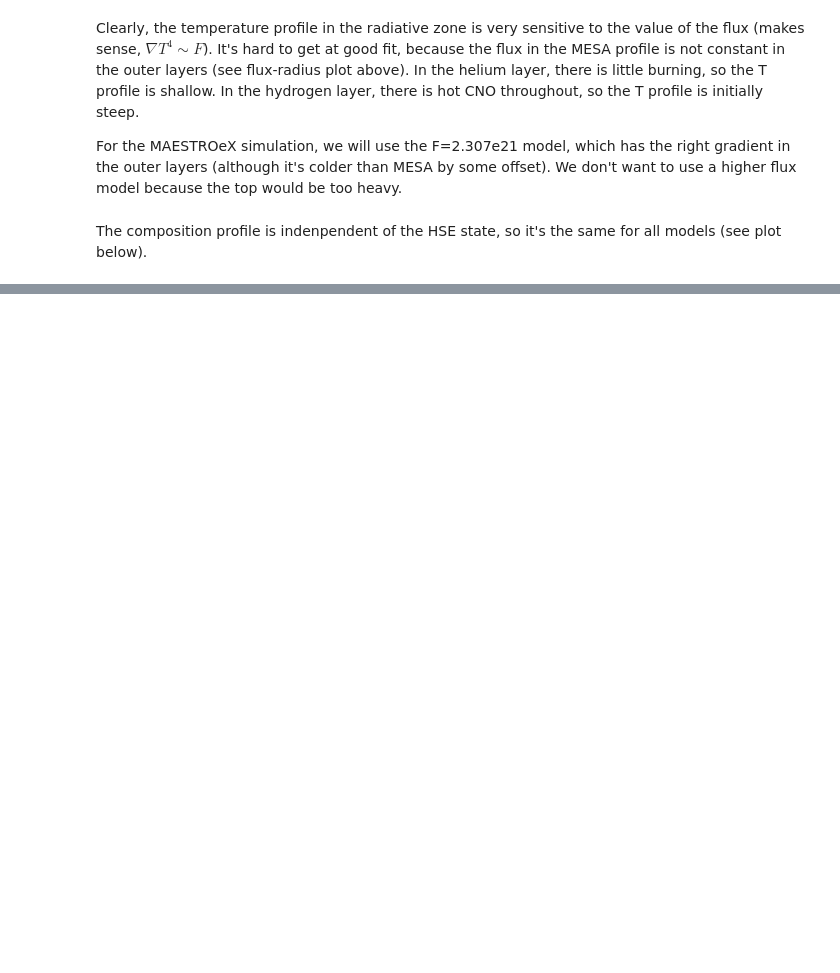
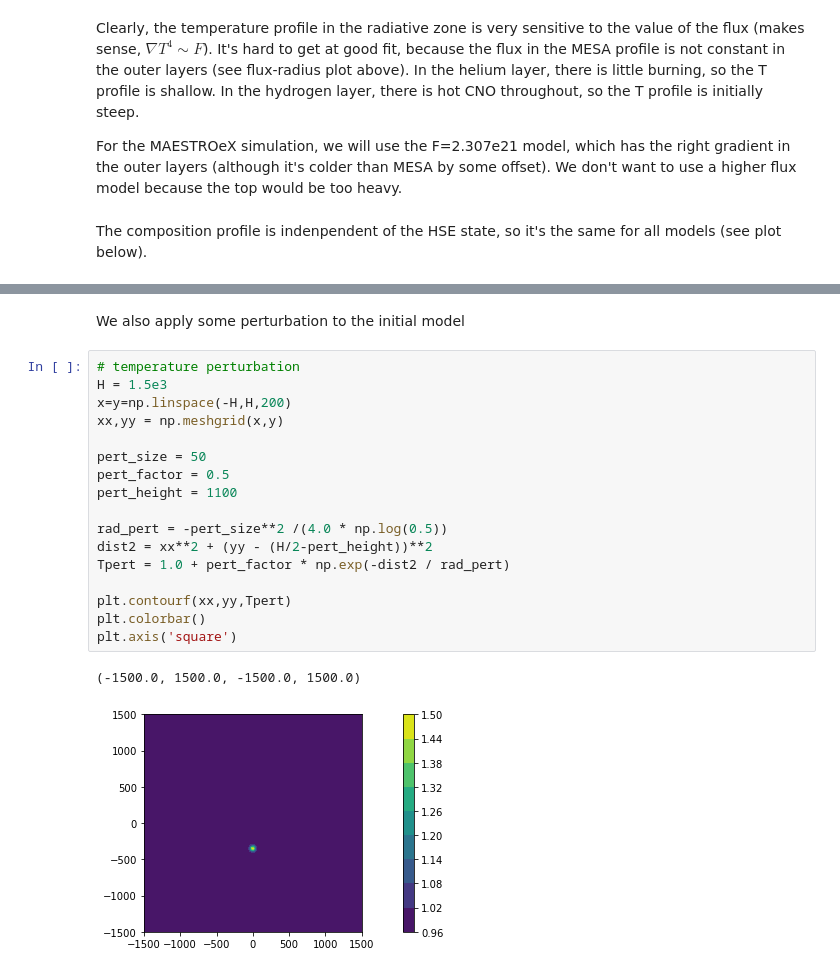
Before and after one commit to AMReX-Astro/MAESTROeX, a Jupyter notebook: Exec/science/xrb_layered/create_initial_model/construct_toy_model.ipynb, the cells around one changed output, grey strips where cells are left out. Cells and saved outputs as stored; diff of their text form; blank space fills up the shorter version.

Commit message:
clean up initial model directory

```diff
--- a/Exec/science/xrb_layered/create_initial_model/construct_toy_model.ipynb
+++ b/Exec/science/xrb_layered/create_initial_model/construct_toy_model.ipynb
@@ -302,0 +303,22 @@ fig = plt.gcf()
+# %% [markdown]
+We also apply some perturbation to the initial model
+# %%
+# temperature perturbation
+H = 1.5e3
+x=y=np.linspace(-H,H,200)
+xx,yy = np.meshgrid(x,y)
+
+pert_size = 50
+pert_factor = 0.5
+pert_height = 1100
+
+rad_pert = -pert_size**2 /(4.0 * np.log(0.5))
+dist2 = xx**2 + (yy - (H/2-pert_height))**2
+Tpert = 1.0 + pert_factor * np.exp(-dist2 / rad_pert)
+
+plt.contourf(xx,yy,Tpert)
+plt.colorbar()
+plt.axis('square')
+# %% [output]
+(-1500.0, 1500.0, -1500.0, 1500.0)
+[figure, added]
```
Also changed, not shown: parts of 21 cells of this notebook, 24 other files.
